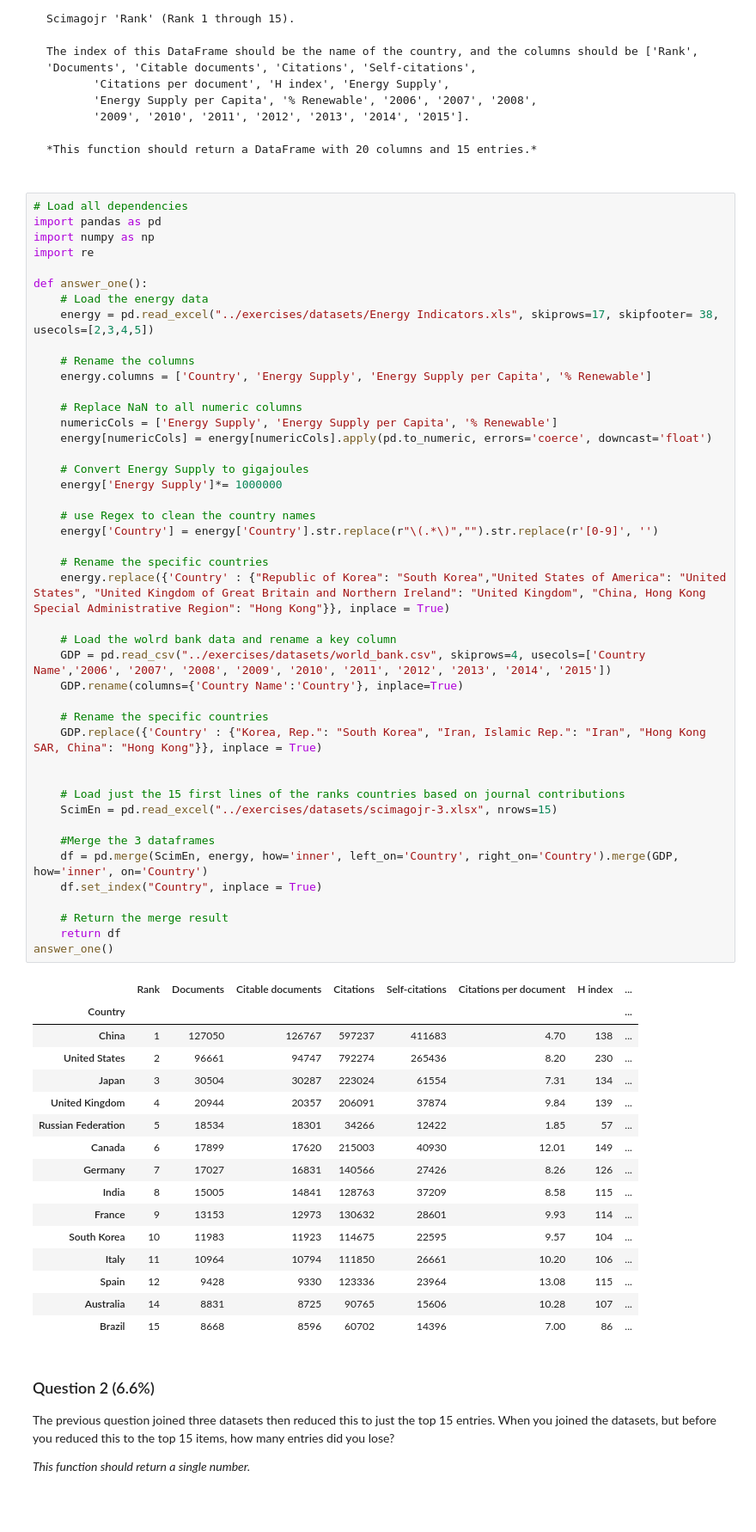
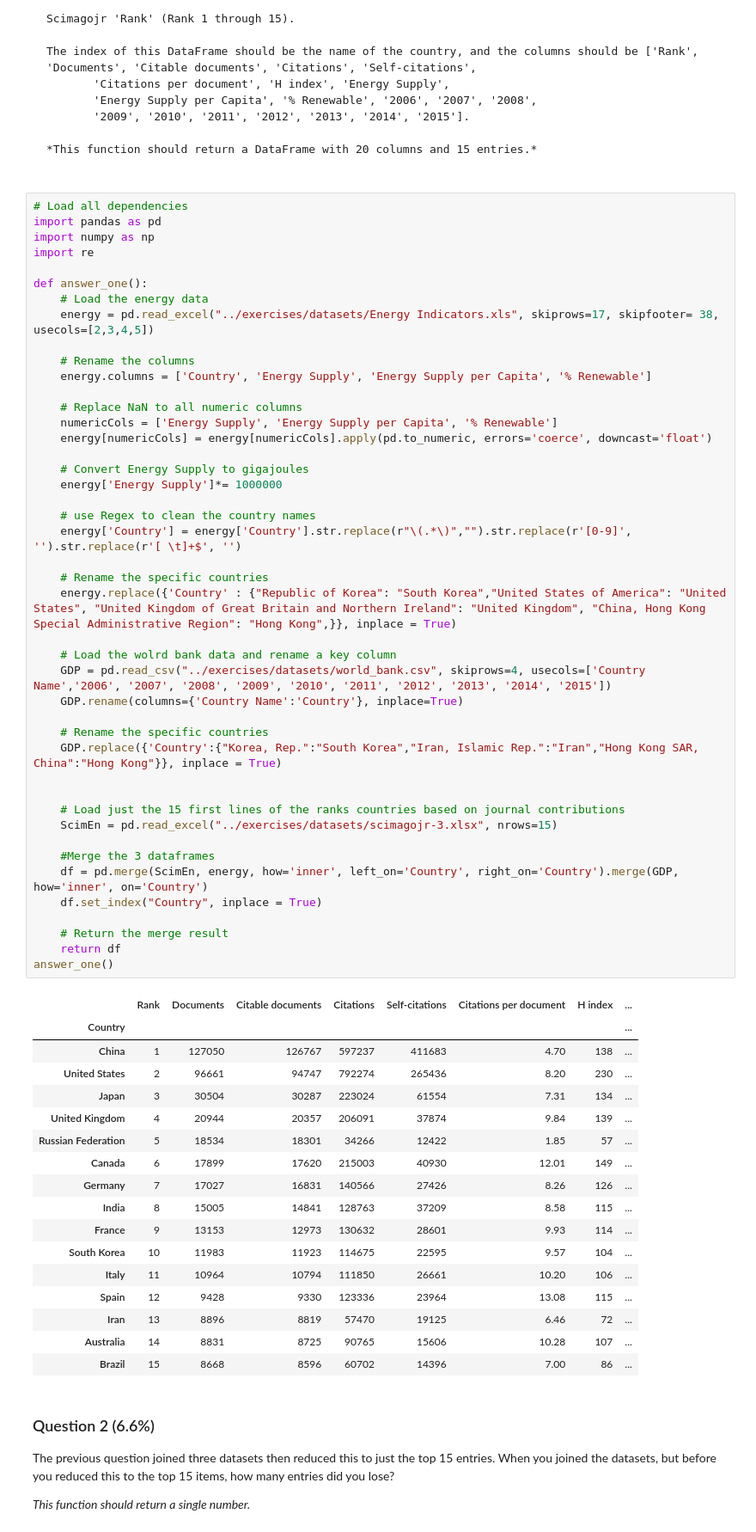
Before and after one commit to brunocastro/python-data-analysis, a Jupyter notebook: exercises/Assignment+3.ipynb, the cells around one changed output. Shown: that part at 86% size. Cells and saved outputs as stored; diff of their text form; blank space fills up the shorter version.

```diff
--- a/exercises/Assignment+3.ipynb
+++ b/exercises/Assignment+3.ipynb
@@ -75,44 +75,45 @@ def answer_one():
     energy['Energy Supply']*= 1000000
 
     # use Regex to clean the country names
-    energy['Country'] = energy['Country'].str.replace(r"\(.*\)","").str.replace(r'[0-9]', '')
+    energy['Country'] = energy['Country'].str.replace(r"\(.*\)","").str.replace(r'[0-9]', '').str.replace(r'[ \t]+$', '')
 
     # Rename the specific countries
-    energy.replace({'Country' : {"Republic of Korea": "South Korea","United States of America": "United States", "United Kingdom of Great Britain and Northern Ireland": "United Kingdom", "China, Hong Kong Special Administrative Region": "Hong Kong"}}, inplace = True)
+    energy.replace({'Country' : {"Republic of Korea": "South Korea","United States of America": "United States", "United Kingdom of Great Britain and Northern Ireland": "United Kingdom", "China, Hong Kong Special Administrative Region": "Hong Kong",}}, inplace = True)
 
     # Load the wolrd bank data and rename a key column
     GDP = pd.read_csv("../exercises/datasets/world_bank.csv", skiprows=4, usecols=['Country Name','2006', '2007', '2008', '2009', '2010', '2011', '2012', '2013', '2014', '2015'])
     GDP.rename(columns={'Country Name':'Country'}, inplace=True)
 
     # Rename the specific countries
-    GDP.replace({'Country' : {"Korea, Rep.": "South Korea", "Iran, Islamic Rep.": "Iran", "Hong Kong SAR, China": "Hong Kong"}}, inplace = True)
+    GDP.replace({'Country':{"Korea, Rep.":"South Korea","Iran, Islamic Rep.":"Iran","Hong Kong SAR, China":"Hong Kong"}}, inplace = True)
 
 
     # Load just the 15 first lines of the ranks countries based on journal contributions
     ScimEn = pd.read_excel("../exercises/datasets/scimagojr-3.xlsx", nrows=15)
 
     #Merge the 3 dataframes
     df = pd.merge(ScimEn, energy, how='inner', left_on='Country', right_on='Country').merge(GDP, how='inner', on='Country')
     df.set_index("Country", inplace = True)
 
     # Return the merge result
     return df
 answer_one()
 # %% [output]
 |  | Rank | Documents | Citable documents | Citations | Self-citations | Citations per document | H index | ... |
 | Country |  |  |  |  |  |  |  | ... |
 | China | 1 | 127050 | 126767 | 597237 | 411683 | 4.70 | 138 | ... |
 | United States | 2 | 96661 | 94747 | 792274 | 265436 | 8.20 | 230 | ... |
 | Japan | 3 | 30504 | 30287 | 223024 | 61554 | 7.31 | 134 | ... |
 | United Kingdom | 4 | 20944 | 20357 | 206091 | 37874 | 9.84 | 139 | ... |
 | Russian Federation | 5 | 18534 | 18301 | 34266 | 12422 | 1.85 | 57 | ... |
 | Canada | 6 | 17899 | 17620 | 215003 | 40930 | 12.01 | 149 | ... |
 | Germany | 7 | 17027 | 16831 | 140566 | 27426 | 8.26 | 126 | ... |
 | India | 8 | 15005 | 14841 | 128763 | 37209 | 8.58 | 115 | ... |
 | France | 9 | 13153 | 12973 | 130632 | 28601 | 9.93 | 114 | ... |
 | South Korea | 10 | 11983 | 11923 | 114675 | 22595 | 9.57 | 104 | ... |
 | Italy | 11 | 10964 | 10794 | 111850 | 26661 | 10.20 | 106 | ... |
 | Spain | 12 | 9428 | 9330 | 123336 | 23964 | 13.08 | 115 | ... |
+| Iran | 13 | 8896 | 8819 | 57470 | 19125 | 6.46 | 72 | ... |
 | Australia | 14 | 8831 | 8725 | 90765 | 15606 | 10.28 | 107 | ... |
 | Brazil | 15 | 8668 | 8596 | 60702 | 14396 | 7.00 | 86 | ... |
 # %% [markdown]
```
Also changed, not shown: parts of 3 cells of this notebook.
